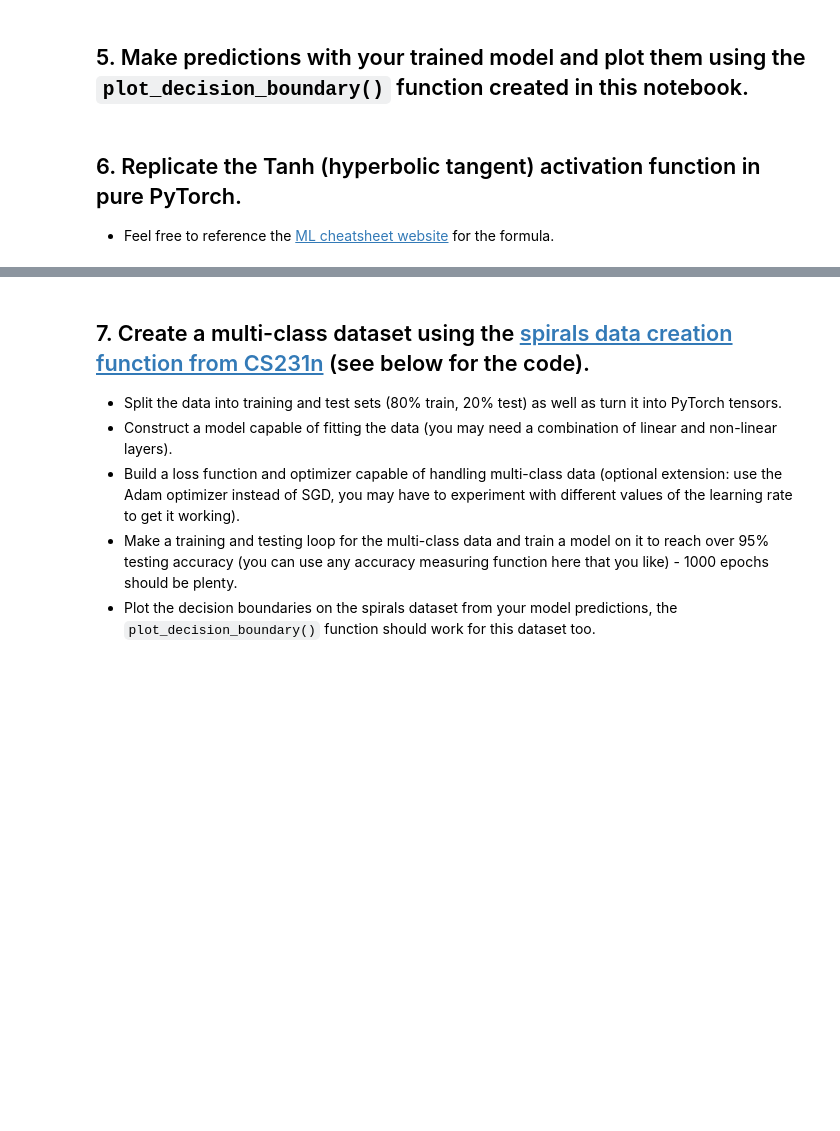
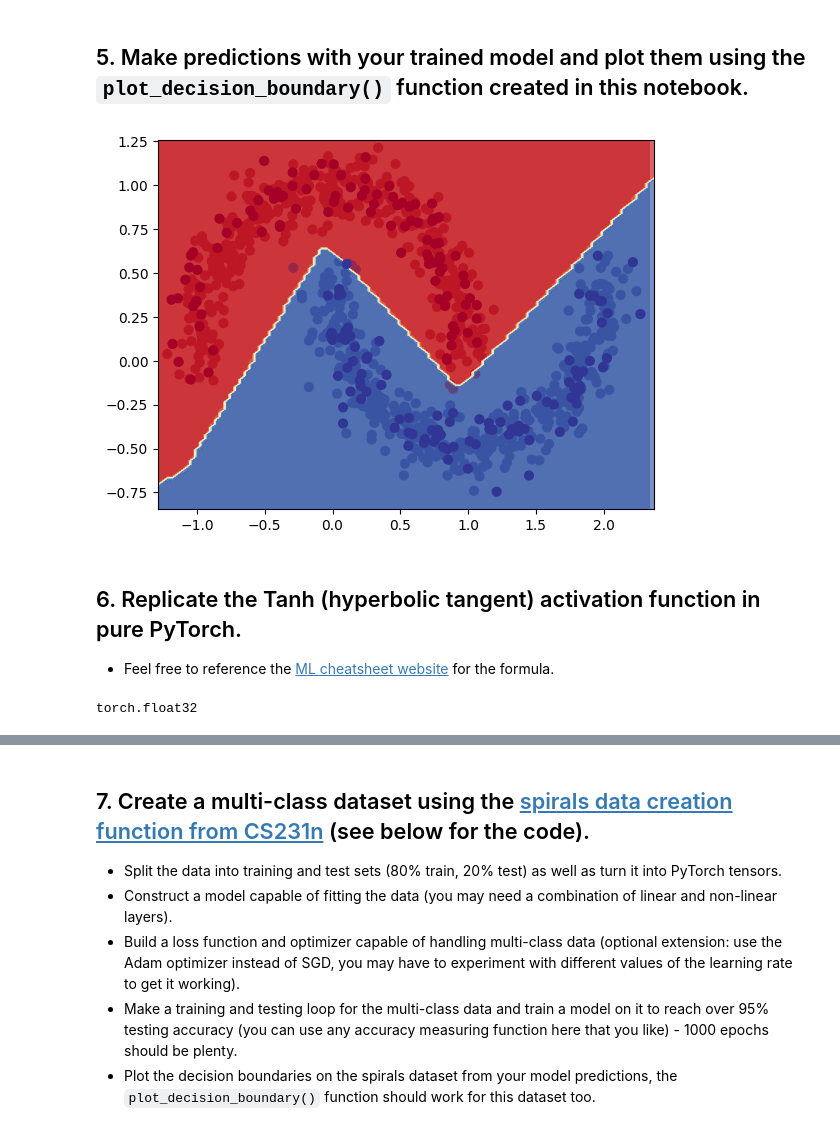
Before and after one commit to MinIcecream/Pytorch-deep-learning, a Jupyter notebook: 02_pytorch_classification_exercises.ipynb, the cells around one changed output, grey strips where cells are left out. Saved outputs shown, nothing was run; the diff lists cells and outputs as text; code cells hidden in the pictures; blank space fills up the shorter version.

```diff
--- a/02_pytorch_classification_exercises.ipynb
+++ b/02_pytorch_classification_exercises.ipynb
@@ -104,50 +175,55 @@ from torchmetrics import Accuracy
 # %%
 ## TODO: Uncomment this to set the seed
-# torch.manual_seed(RANDOM_SEED)
+torch.manual_seed(RANDOM_SEED)
 
 # Setup epochs
-
+epochs = 1000
 
 # Send data to the device
-
+x_train, y_train = x_train.to(device), y_train.to(device)
+x_test, y_test = x_test.to(device), y_test.to(device)
 
 # Loop through the data
-# for epoch in range(epochs):
+for epoch in range(epochs):
   ### Training
-
+  model_0.train()
 
   # 1. Forward pass (logits output)
-
+  y_logits = model_0(x_train).squeeze()
   # Turn logits into prediction probabilities
-
-
+  y_pred_probs = torch.sigmoid(y_logits)
   # Turn prediction probabilities into prediction labels
-
+  y_preds = torch.round(y_pred_probs)
 
   # 2. Calculaute the loss
   # loss = loss_fn(y_logits, y_train) # loss = compare model raw outputs to desired model outputs
+  loss = loss_fn(y_logits, y_train)
 
   # Calculate the accuracy
   # acc = acc_fn(y_pred, y_train.int()) # the accuracy function needs to compare pred labels (not logits) with actual labels
+  acc = acc_fn(y_preds, y_train)
 
   # 3. Zero the gradients
-
+  optimizer.zero_grad()
 
   # 4. Loss backward (perform backpropagation) - https://brilliant.org/wiki/backpropagation/#:~:text=Backpropagation%2C%20short%20for%20%22backward%20propagation,to%20the%20neural%20network's%20weights.
+  loss.backward()
 
   # 5. Step the optimizer (gradient descent) - https://towardsdatascience.com/gradient-descent-algorithm-a-deep-dive-cf04e8115f21#:~:text=Gradient%20descent%20(GD)%20is%20an,e.g.%20in%20a%20linear%20regression)
-
+  optimizer.step()
 
   ### Testing
-  # model_0.eval()
-  # with torch.inference_mode():
+  model_0.eval()
+  with torch.inference_mode():
     # 1. Forward pass (to get the logits)
+    test_logits = model_0(x_test).squeeze()
+    # Turn the test logits into prediction labels
+    test_pred = torch.round(torch.sigmoid(test_logits))
 
-    # Turn the test logits into prediction labels
-
-
-    # 2. Caculate the test loss/acc
-
+    # 2. Calculate the test loss/acc
+    test_loss =  loss_fn(test_logits, y_test)
+    test_acc = acc_fn(test_pred, y_test)
 
   # Print out what's happening every 100 epochs
-  # if epoch % 100 == 0:
+  if epoch % 100 == 0:
+    print(f"Epoch: {epoch} | Loss: {loss:.5f}, Accuracy: {acc:.2f}% | Test loss: {test_loss:.5f}, Test acc: {test_acc:.2f}%")
@@ -192,10 +279,18 @@ def plot_decision_boundary(model, X, y):
     plt.ylim(yy.min(), yy.max())
 # %%
 # Plot decision boundaries for training and test sets
+plot_decision_boundary(model_0, x_train, y_train)
+plot_decision_boundary(model_0, x_test, y_test)
+# %% [output]
+[figure, added]
 # %% [markdown]
 ## 6. Replicate the Tanh (hyperbolic tangent) activation function in pure PyTorch.
   * Feel free to reference the [ML cheatsheet website](https://ml-cheatsheet.readthedocs.io/en/latest/activation_functions.html#tanh) for the formula.
 # %%
 # Create a straight line tensor
+A = torch.arange(-5, 5, 0.01, dtype = torch.float32)
+A.dtype
+# %% [output]
+torch.float32
 # %%
 # Test torch.tanh() on the tensor and plot it
```
Also changed, not shown: parts of 20 cells of this notebook, 1 other file.
